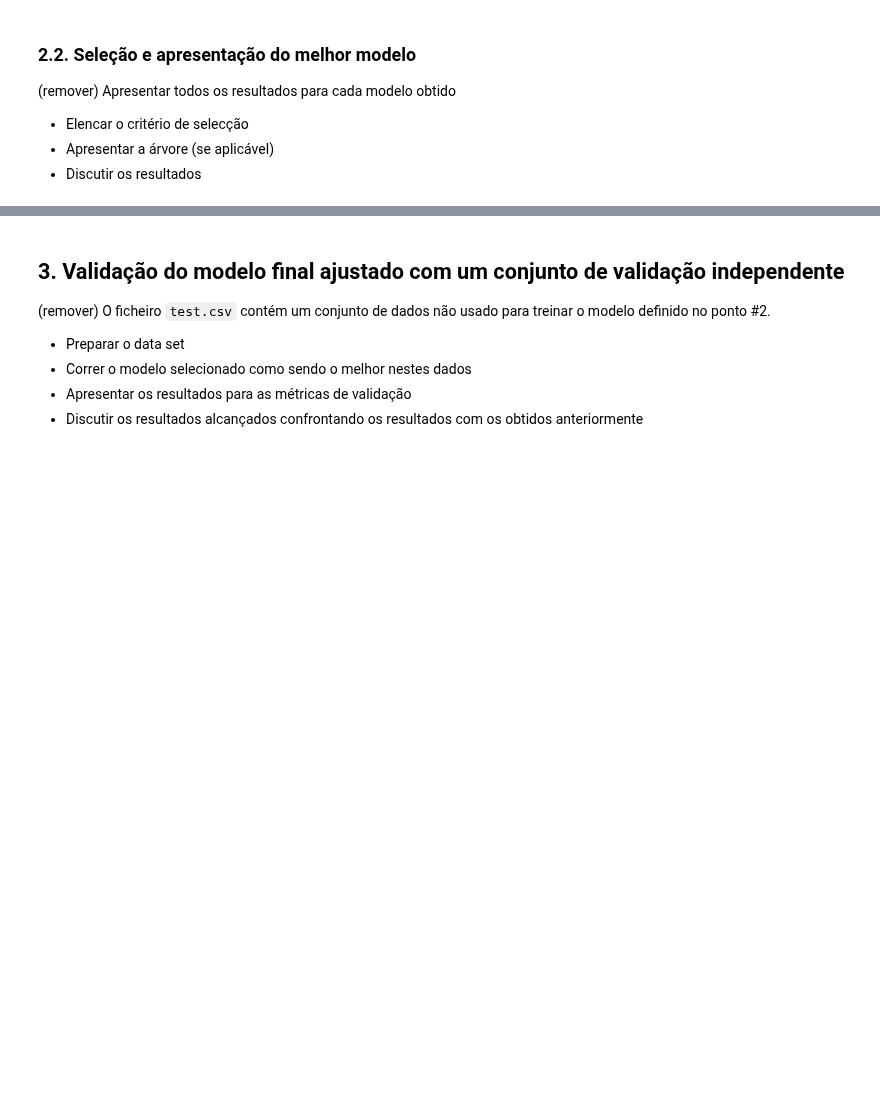
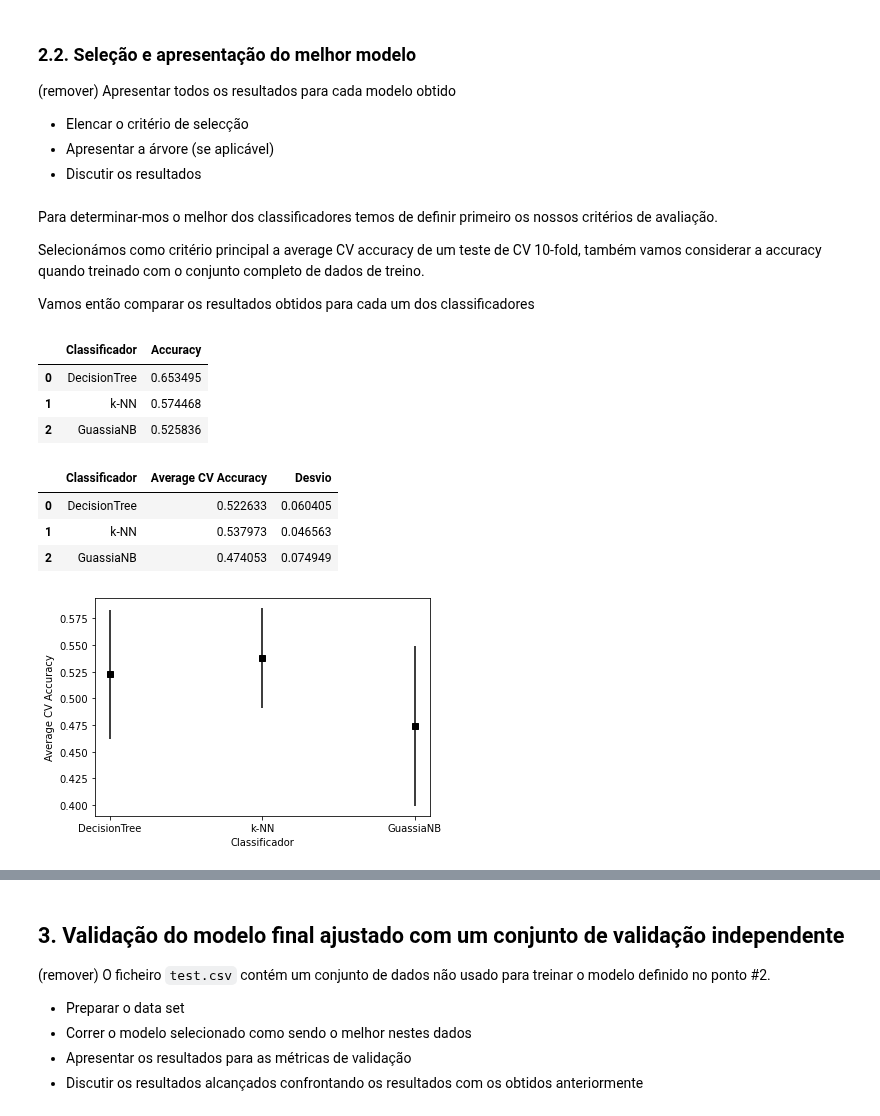
Before and after one commit to Singularitty/ProjetoSI, a Jupyter notebook: Projeto3/SI-proj3-42.ipynb, the cells around one changed output, grey strips where cells are left out. Cells and saved outputs as stored; diff of their text form; code cells hidden in the pictures; blank space fills up the shorter version.

Commit message:
Seleção do classificador, comparação de resultados

```diff
--- a/Projeto3/SI-proj3-42.ipynb
+++ b/Projeto3/SI-proj3-42.ipynb
@@ -181,3 +176,5 @@ Vamos agora criar os diferentes modelos e avaliar a sua performance, após criar
+# %%
+scores_finais = {}
 # %% [markdown]
 ### Decision Tree
 # %% [markdown]
@@ -460,8 +491,3 @@ Os melhores parâmetros encontrados para este problema:
  - n_neighbors = 23
  - p = 2
 Average CV accuracy: 0.538 +/- 0.047
-# %%
-k, p = best_param
-
-knn_best = KNeighborsClassifier(n_neighbors=k, p = p)
-knn_best.fit(X_train,y_train)
@@ -521,0 +585,21 @@ Average CV accuracy: 0.498 +/- 0.101
+# %%
+# Criar modelo
+nb_best = GaussianNB()
+# Remover features
+sfs_nb_best = SequentialFeatureSelector(nb_best, n_jobs=-1)
+sfs_nb_best.fit(X_train, y_train)
+# Treinar modelo
+nb_best.fit(sfs_nb_best.transform(X_train), y_train)
+# Calcular score
+test_scores = cross_val_score(nb_best,
+                              X=sfs_nb_best.transform(X_train),
+                              y=y_train,
+                              cv=10)
+nb_final = nb_best.score(sfs_nb_best.transform(X_train),y_train)
+
+# Guardar scores
+nb_cv_final = [np.mean(test_scores), np.std(test_scores)]
+scores_finais["GuassiaNB"] = [nb_final, nb_cv_final]
+# Display scores
+print("Accuracy:", nb_final)
+print('Average CV accuracy: %.3f +/- %.3f' %(np.mean(test_scores), np.std(test_scores)))
@@ -527,3 +614,41 @@ Average CV accuracy: 0.498 +/- 0.101
 * Elencar o critério de selecção
 * Apresentar a árvore (se aplicável)
 * Discutir os resultados
+# %% [markdown]
+Para determinar-mos o melhor dos classificadores temos de definir primeiro os nossos critérios de avaliação.
+
+Selecionámos como critério principal a average CV accuracy de um teste de CV 10-fold, também vamos considerar a accuracy quando treinado com o conjunto completo de dados de treino.
+
+Vamos então comparar os resultados obtidos para cada um dos classificadores
+# %%
+import matplotlib.pyplot as plt
+import pandas as pd
+
+accuracies_finais = list(map(lambda x: (x[0],x[1][0]), scores_finais.items()))
+accuracies_cv_finais = list(map(lambda x: (x[0],float(x[1][1][0]),float(x[1][1][1])), scores_finais.items()))
+
+df_acc = pd.DataFrame(accuracies_finais, columns=["Classificador", "Accuracy"])
+df_acc
+# %% [output]
+|  | Classificador | Accuracy |
+| 0 | DecisionTree | 0.653495 |
+| 1 | k-NN | 0.574468 |
+| 2 | GuassiaNB | 0.525836 |
+# %%
+df_acc_cv = pd.DataFrame(accuracies_cv_finais, columns=["Classificador", "Average CV Accuracy", "Desvio"])
+df_acc_cv
+# %% [output]
+|  | Classificador | Average CV Accuracy | Desvio |
+| 0 | DecisionTree | 0.522633 | 0.060405 |
+| 1 | k-NN | 0.537973 | 0.046563 |
+| 2 | GuassiaNB | 0.474053 | 0.074949 |
+# %%
+y = list(map(lambda x: x[1], accuracies_cv_finais))
+yerr = list(map(lambda x: x[2], accuracies_cv_finais))
+
+plt.errorbar(scores_finais.keys(), y, yerr=yerr,  fmt='s', color="black")
+plt.xlabel("Classificador")
+plt.ylabel("Average CV Accuracy")
+plt.show()
+# %% [output]
+[figure, added]
```
Also changed, not shown: parts of 27 cells of this notebook.
